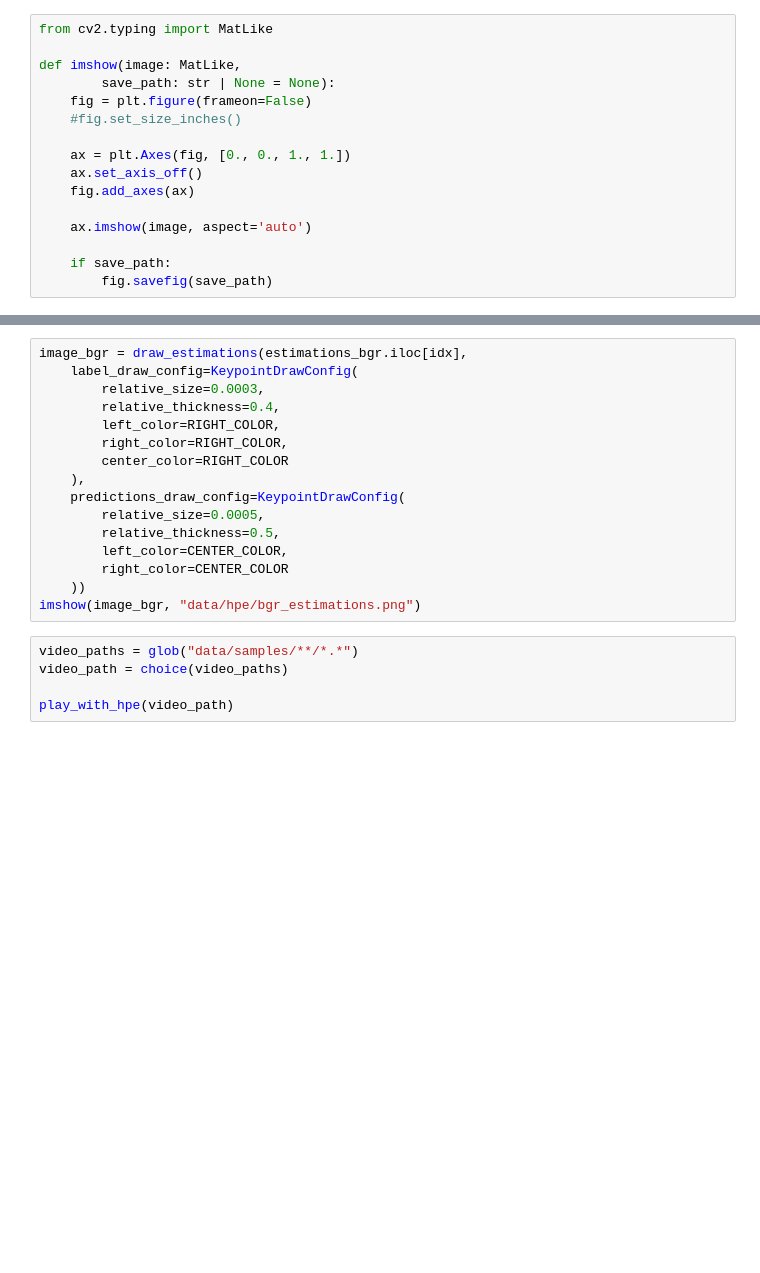
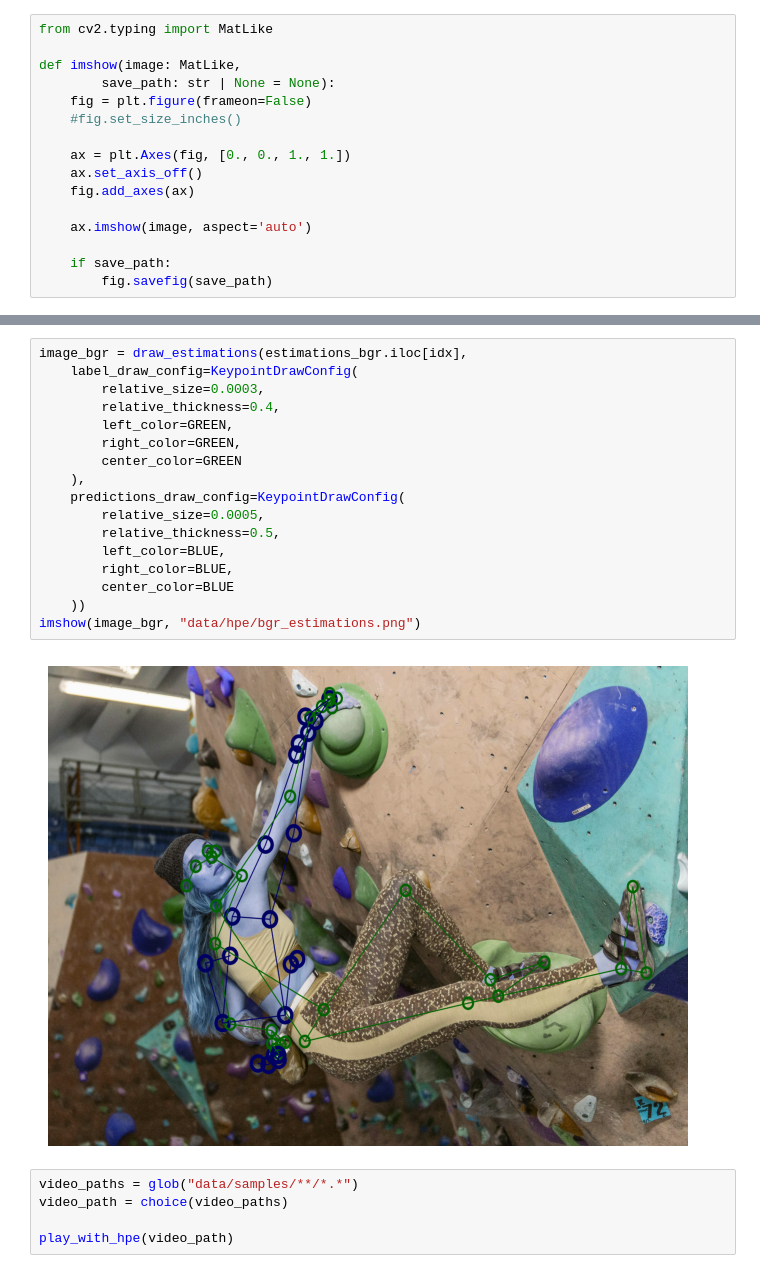
Before and after one commit to tomdec/climbing-technique-detector, a Jupyter notebook: hpe_poc.ipynb, the cells around one changed output, grey strips where cells are left out. Cells and saved outputs as stored; diff of their text form; blank space fills up the shorter version.

```diff
--- a/hpe_poc.ipynb
+++ b/hpe_poc.ipynb
@@ -210,19 +227,22 @@ imshow(image, "data/hpe/rgb_estimations.png")
 # %%
 image_bgr = draw_estimations(estimations_bgr.iloc[idx],
     label_draw_config=KeypointDrawConfig(
         relative_size=0.0003,
         relative_thickness=0.4,
-        left_color=RIGHT_COLOR,
-        right_color=RIGHT_COLOR,
-        center_color=RIGHT_COLOR
+        left_color=GREEN,
+        right_color=GREEN,
+        center_color=GREEN
     ),
     predictions_draw_config=KeypointDrawConfig(
         relative_size=0.0005,
         relative_thickness=0.5,
-        left_color=CENTER_COLOR,
-        right_color=CENTER_COLOR
+        left_color=BLUE,
+        right_color=BLUE,
+        center_color=BLUE
     ))
 imshow(image_bgr, "data/hpe/bgr_estimations.png")
+# %% [output]
+[figure, added]
 # %%
 video_paths = glob("data/samples/**/*.*")
 video_path = choice(video_paths)
```
Also changed, not shown: parts of 5 cells of this notebook, 10 other files.
